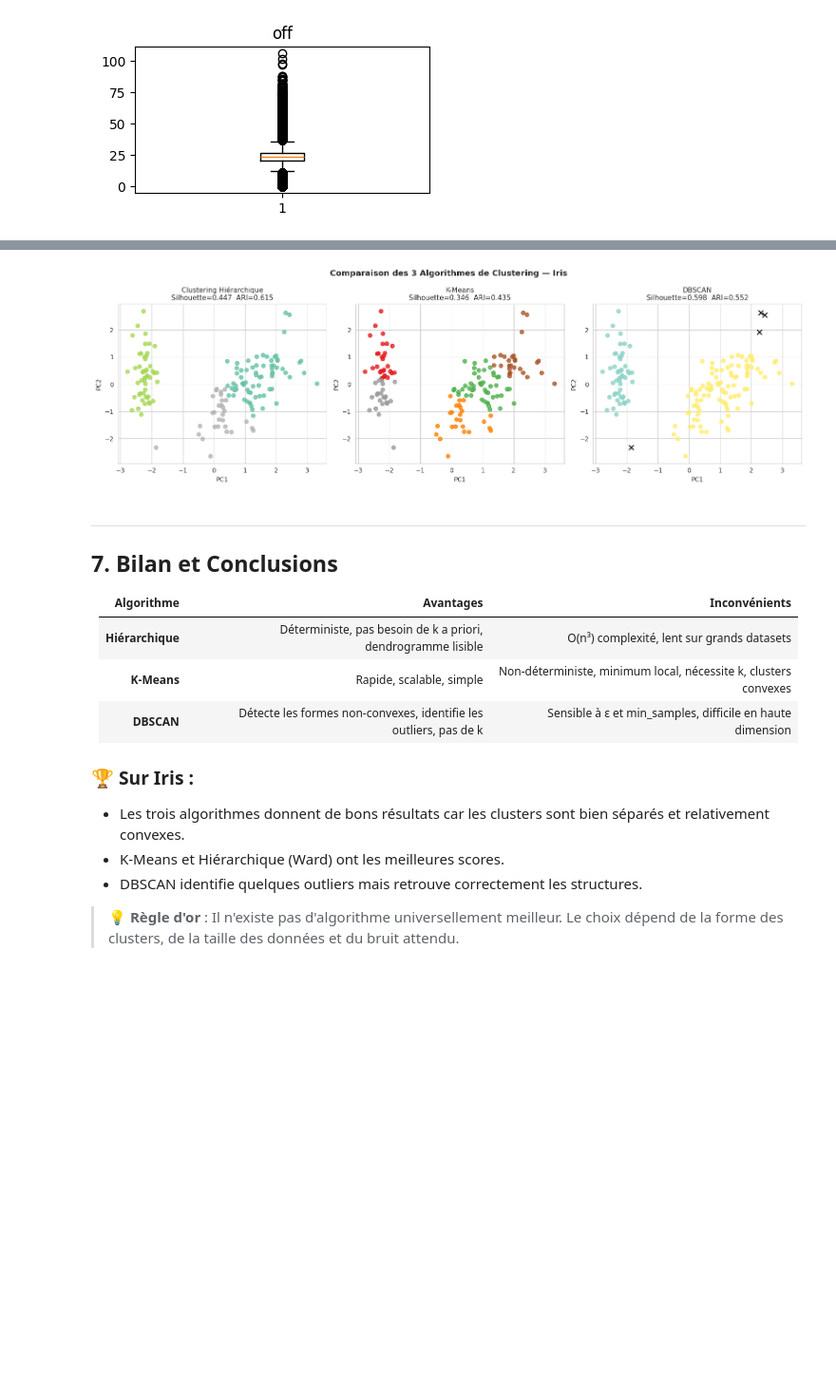
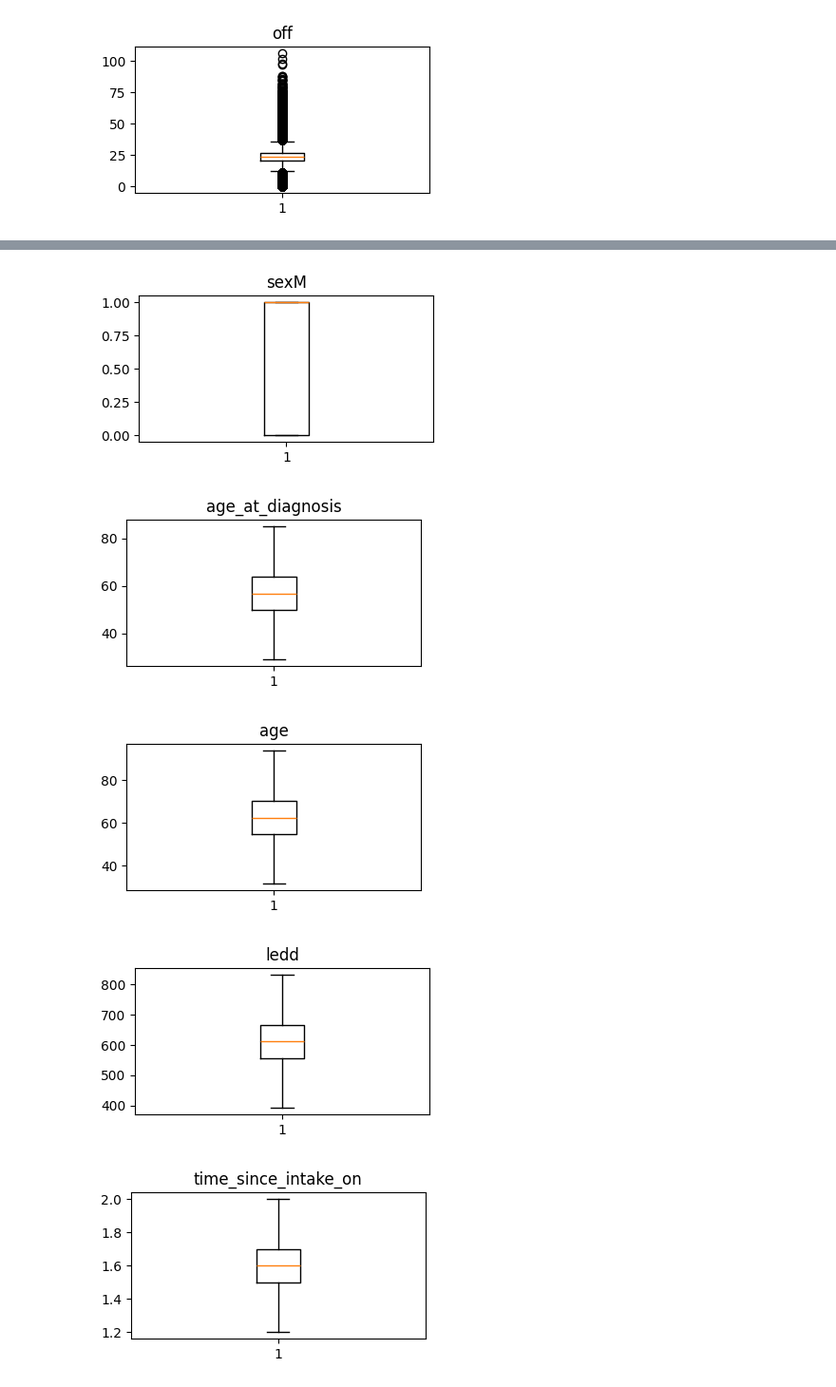
Before and after one commit to 237Fresnel/challengeIFIE2, a Jupyter notebook: Exercice1_Tutoriel_Iris.ipynb, the cells around one changed output, grey strips where cells are left out. Shown at 95% size. Cells and saved outputs as stored; diff of their text form; code cells hidden in the pictures; blank space fills up the shorter version.

```diff
--- a/Exercice1_Tutoriel_Iris.ipynb
+++ b/Exercice1_Tutoriel_Iris.ipynb
@@ -316,15 +329,16 @@ for col in num_cols:
 [figure]
 [figure]
 # %%
-Q1 = X_train[num_cols].quantile(0.25)
-Q3 = X_train[num_cols].quantile(0.75)
+# Gestion des valeurs aberrantes (winsorization)
+Q1 = X_tr[num_cols].quantile(0.25)
+Q3 = X_tr[num_cols].quantile(0.75)
 IQR = Q3 - Q1
 
 lower = Q1 - 1.5 * IQR
 upper = Q3 + 1.5 * IQR
 
 # Capping sur train et test avec les mêmes bornes
-X_train[num_cols2] = X_train[num_cols2].clip(lower=lower, upper=upper, axis=1)
-X_test[num_cols2]  = X_test[num_cols2].clip(lower=lower, upper=upper, axis=1)
+X_tr[num_cols] = X_tr[num_cols].clip(lower=lower, upper=upper, axis=1)
+X_ts[num_cols] = X_ts[num_cols].clip(lower=lower, upper=upper, axis=1)
 
-X_train[num_cols2].describe()
+X_tr[num_cols].describe()
@@ -594,41 +355,15 @@ DBSCAN                           0.598      0.552            2
-# %%
-# Visualisation récapitulative
-fig, axes = plt.subplots(1, 3, figsize=(16, 5))
-
-algo_items = list(algos.items())
-cmaps = ['Set2', 'Set1', 'Set3']
-titles_full = ['Clustering Hiérarchique', 'K-Means', 'DBSCAN']
-
-for ax, (name, labels), cmap, title in zip(axes, algo_items, cmaps, titles_full):
-    mask = labels != -1
-    sc = ax.scatter(X_pca[mask, 0], X_pca[mask, 1], c=labels[mask], cmap=cmap, s=40, alpha=0.8)
-    if not mask.all():
-        ax.scatter(X_pca[~mask, 0], X_pca[~mask, 1], c='black', s=60, marker='x', label='Bruit')
-    r = results[name]
-    ax.set_title(f"{title}\nSilhouette={r['silhouette']:.3f}  ARI={r['ari']:.3f}", fontsize=11)
-    ax.set_xlabel("PC1")
-    ax.set_ylabel("PC2")
-
-plt.suptitle("Comparaison des 3 Algorithmes de Clustering — Iris", fontsize=13, fontweight='bold')
-plt.tight_layout()
-plt.savefig('comparison.png', dpi=100, bbox_inches='tight')
-plt.show()
-# %% [output]
-[figure, removed]
-# %% [markdown]
----
-
-## 7. Bilan et Conclusions
-
-| Algorithme | Avantages | Inconvénients |
-|---|---|---|
-| **Hiérarchique** | Déterministe, pas besoin de k a priori, dendrogramme lisible | O(n³) complexité, lent sur grands datasets |
-| **K-Means** | Rapide, scalable, simple | Non-déterministe, minimum local, nécessite k, clusters convexes |
-| **DBSCAN** | Détecte les formes non-convexes, identifie les outliers, pas de k | Sensible à ε et min_samples, difficile en haute dimension |
-
-### 🏆 Sur Iris :
-- Les trois algorithmes donnent de bons résultats car les clusters sont bien séparés et relativement convexes.
-- K-Means et Hiérarchique (Ward) ont les meilleures scores.
-- DBSCAN identifie quelques outliers mais retrouve correctement les structures.
-
-> 💡 **Règle d'or** : Il n'existe pas d'algorithme universellement meilleur. Le choix dépend de la forme des clusters, de la taille des données et du bruit attendu.
+# %%
+#verification
+num_cols = X_tr.select_dtypes(include=np.number).columns
+
+for col in num_cols:
+    plt.figure(figsize=(4, 2))
+    plt.boxplot(X_tr[col])
+    plt.title(col)
+    plt.show()
+# %% [output]
+[figure, added]
+[figure, added]
+[figure, added]
+[figure, added]
+[figure, added]
```
Also changed, not shown: parts of 34 cells of this notebook.
